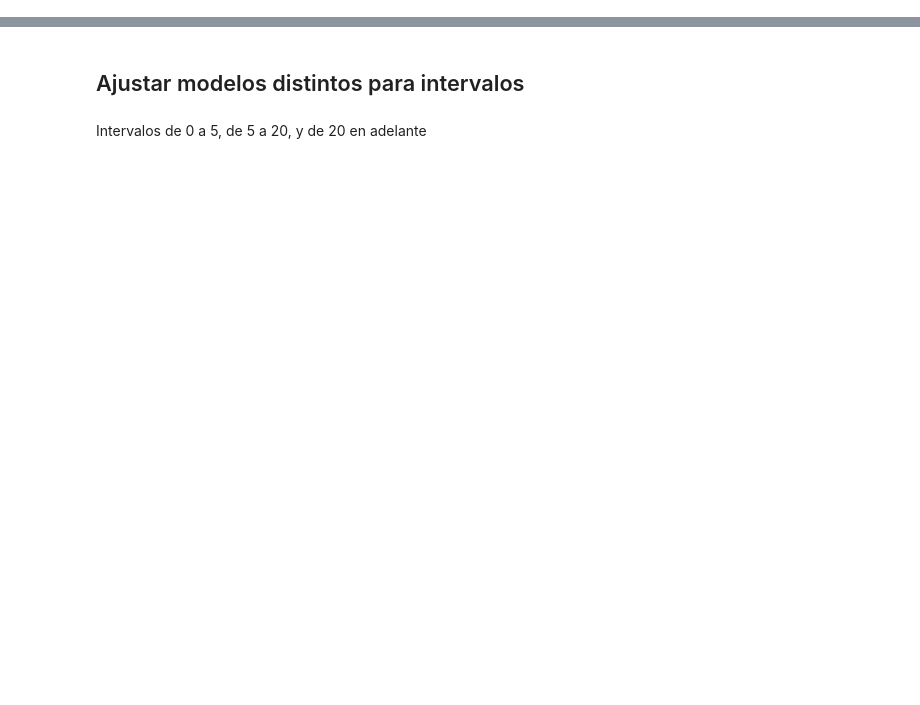
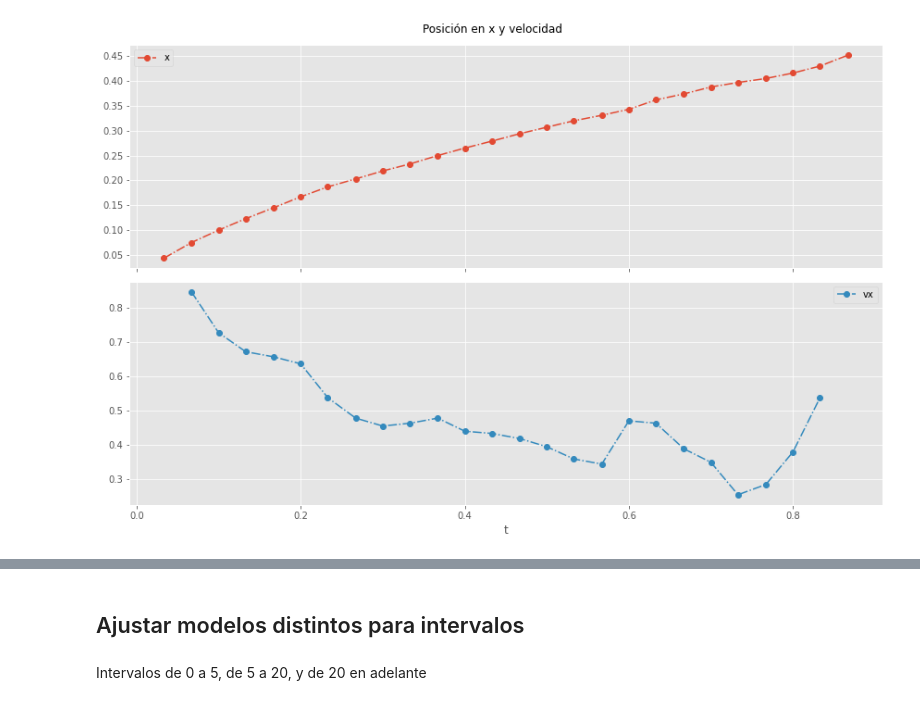
Before and after one commit to SebasGarcia08/horizontal-motion-physics, a Jupyter notebook: analisis.ipynb, the cells around one changed output, grey strips where cells are left out. Saved outputs shown, nothing was run; the diff lists cells and outputs as text; code cells hidden in the pictures; blank space fills up the shorter version.

```diff
--- a/analisis.ipynb
+++ b/analisis.ipynb
@@ -69 +72,8 @@ df
+# %%
+df.set_index("t").plot(subplots=True, figsize=(12,8), linestyle="dashdot", marker="o")
+plt.gcf().suptitle("Posición en x y velocidad")
+plt.tight_layout()
+plt.show()
+# %% [output]
+[figure, added]
 # %%
```
Also changed, not shown: parts of 19 cells of this notebook, 2 other files.
